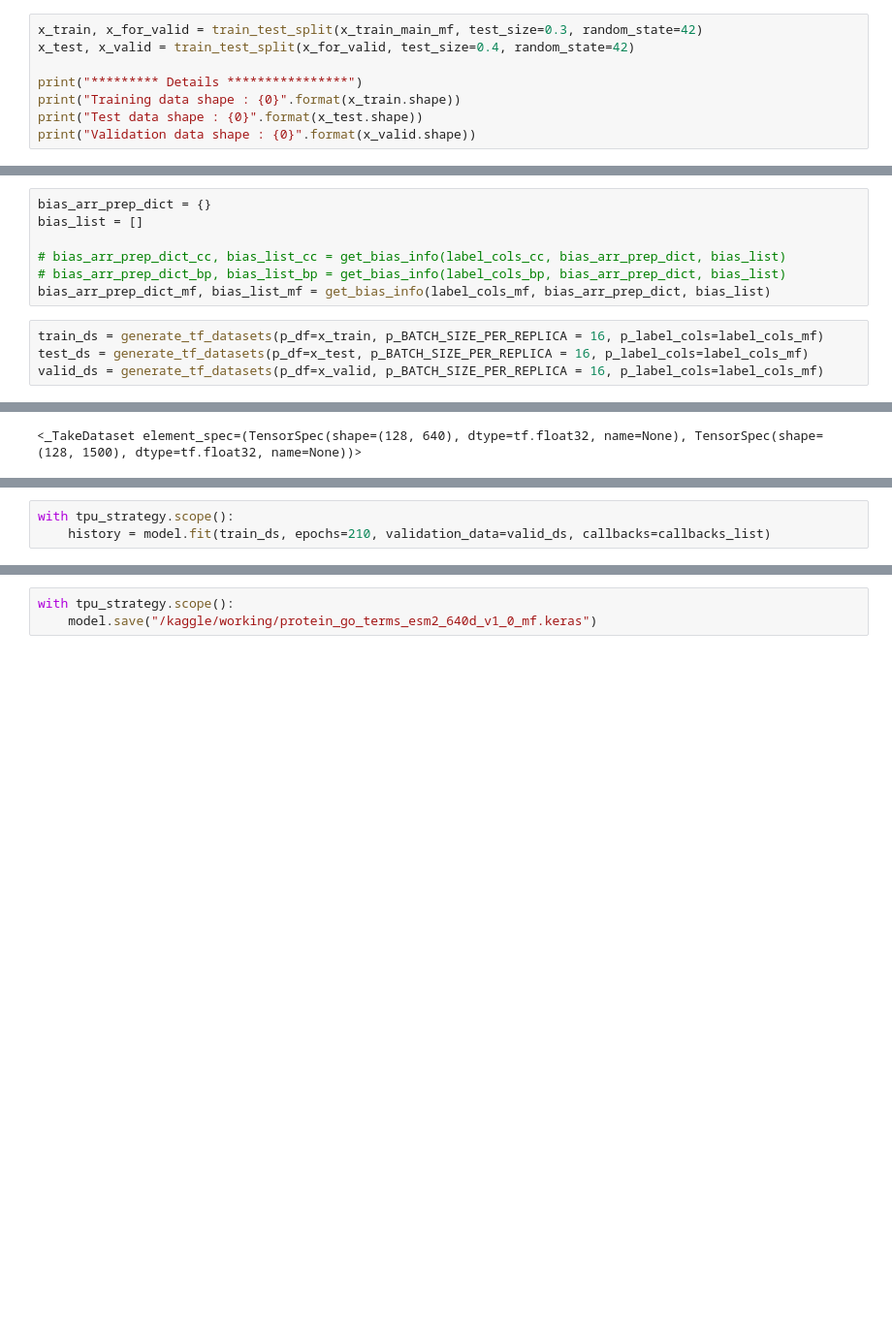
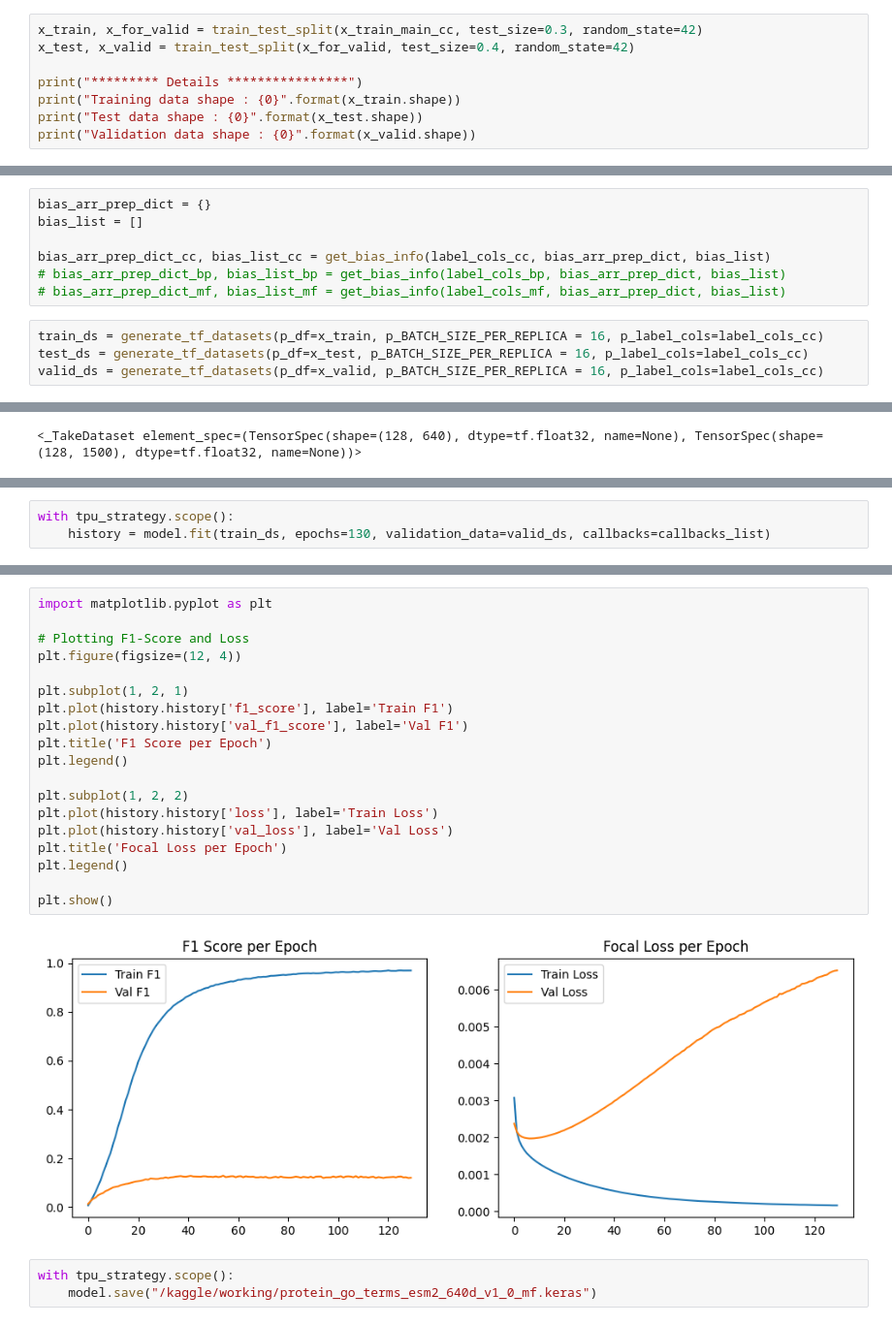
Before and after one commit to sumaniitm/cafa-6-protein-function-prediction-kaggle, a Jupyter notebook: cafa6-baseline-and-feature-engineering.ipynb, the cells around one changed output, grey strips where cells are left out. Shown at 97% size. Saved outputs shown, nothing was run; the diff lists cells and outputs as text; blank space fills up the shorter version.

```diff
--- a/cafa6-baseline-and-feature-engineering.ipynb
+++ b/cafa6-baseline-and-feature-engineering.ipynb
@@ -430,7 +447,7 @@ def generate_tf_datasets(p_df, p_BATCH_SIZE_PER_REPLICA, p_label_cols):
 
     return tf_ds
 # %%
-x_train, x_for_valid = train_test_split(x_train_main_mf, test_size=0.3, random_state=42)
+x_train, x_for_valid = train_test_split(x_train_main_cc, test_size=0.3, random_state=42)
 x_test, x_valid = train_test_split(x_for_valid, test_size=0.4, random_state=42)
 
 print("********* Details ****************")
@@ -456,13 +473,13 @@ def get_bias_info(label_cols, p_bias_arr_prep_dict, p_bias_list):
 bias_arr_prep_dict = {}
 bias_list = []
 
-# bias_arr_prep_dict_cc, bias_list_cc = get_bias_info(label_cols_cc, bias_arr_prep_dict, bias_list)
+bias_arr_prep_dict_cc, bias_list_cc = get_bias_info(label_cols_cc, bias_arr_prep_dict, bias_list)
 # bias_arr_prep_dict_bp, bias_list_bp = get_bias_info(label_cols_bp, bias_arr_prep_dict, bias_list)
-bias_arr_prep_dict_mf, bias_list_mf = get_bias_info(label_cols_mf, bias_arr_prep_dict, bias_list)
+# bias_arr_prep_dict_mf, bias_list_mf = get_bias_info(label_cols_mf, bias_arr_prep_dict, bias_list)
 # %%
-train_ds = generate_tf_datasets(p_df=x_train, p_BATCH_SIZE_PER_REPLICA = 16, p_label_cols=label_cols_mf)
-test_ds = generate_tf_datasets(p_df=x_test, p_BATCH_SIZE_PER_REPLICA = 16, p_label_cols=label_cols_mf)
-valid_ds = generate_tf_datasets(p_df=x_valid, p_BATCH_SIZE_PER_REPLICA = 16, p_label_cols=label_cols_mf)
+train_ds = generate_tf_datasets(p_df=x_train, p_BATCH_SIZE_PER_REPLICA = 16, p_label_cols=label_cols_cc)
+test_ds = generate_tf_datasets(p_df=x_test, p_BATCH_SIZE_PER_REPLICA = 16, p_label_cols=label_cols_cc)
+valid_ds = generate_tf_datasets(p_df=x_valid, p_BATCH_SIZE_PER_REPLICA = 16, p_label_cols=label_cols_cc)
 # %%
 train_ds.take(1)
 # %% [output]
@@ -536,5 +604,5 @@ Model: "functional_1"
  Non-trainable params: 0 (0.00 B)
 # %%
 with tpu_strategy.scope():
-    history = model.fit(train_ds, epochs=210, validation_data=valid_ds, callbacks=callbacks_list)
+    history = model.fit(train_ds, epochs=130, validation_data=valid_ds, callbacks=callbacks_list)
 # %% [output]
@@ -568,3 +644,24 @@ Epoch 210/210
+# %%
+import matplotlib.pyplot as plt
+
+# Plotting F1-Score and Loss
+plt.figure(figsize=(12, 4))
+
+plt.subplot(1, 2, 1)
+plt.plot(history.history['f1_score'], label='Train F1')
+plt.plot(history.history['val_f1_score'], label='Val F1')
+plt.title('F1 Score per Epoch')
+plt.legend()
+
+plt.subplot(1, 2, 2)
+plt.plot(history.history['loss'], label='Train Loss')
+plt.plot(history.history['val_loss'], label='Val Loss')
+plt.title('Focal Loss per Epoch')
+plt.legend()
+
+plt.show()
+# %% [output]
+[figure, added]
 # %%
 with tpu_strategy.scope():
     model.save("/kaggle/working/protein_go_terms_esm2_640d_v1_0_mf.keras")
```
Also changed, not shown: parts of 29 cells of this notebook.
